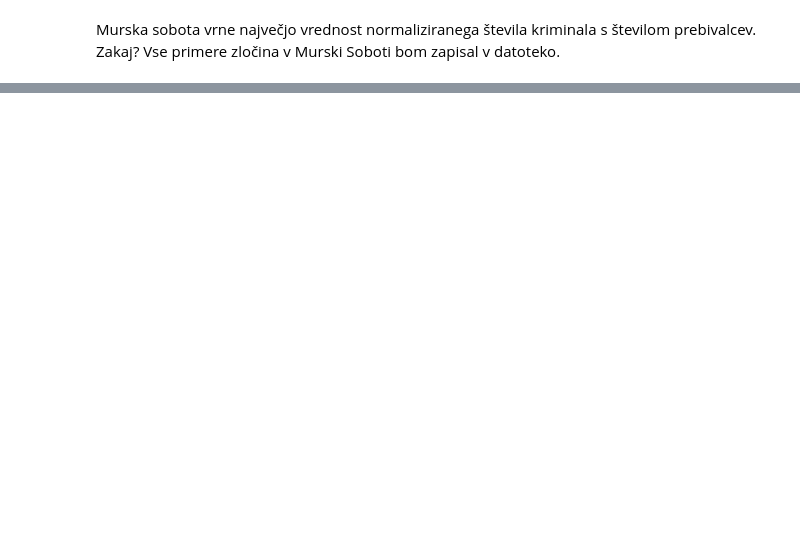
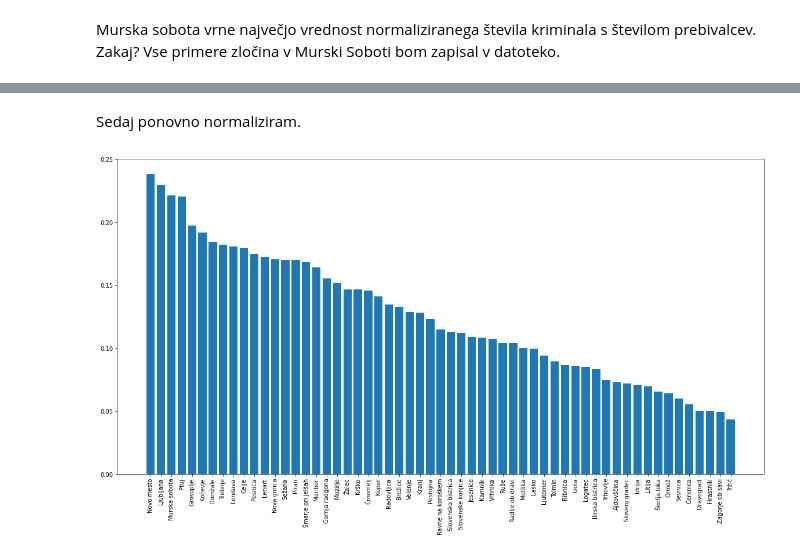
Before and after one commit to zrezke/PR21mlfjis, a Jupyter notebook: data_processing/ml_varnost_posameznih_obcin.ipynb, the cells around one changed output, grey strips where cells are left out. Saved outputs shown, nothing was run; the diff lists cells and outputs as text; code cells hidden in the pictures; blank space fills up the shorter version.

```diff
--- a/data_processing/ml_varnost_posameznih_obcin.ipynb
+++ b/data_processing/ml_varnost_posameznih_obcin.ipynb
@@ -164,0 +238,19 @@ with open('../data/kd18192021_gornja_ragdona.csv', 'w', encoding="utf-8") as csv
+# %% [markdown]
+Sedaj ponovno normaliziram.
+# %%
+# normalized data of crimes per city by population of city
+crime_per_city_norm0_noKDelavcev = np.array([tuple([cityId, float(dict_cityId_crimeCount_noKDelavcev[cityId]) / float(dict_cityId_popCount[cityId])]) for cityId in dict_id_city.keys()])
+
+cityId, x_axis = zip(*crime_per_city_norm0_noKDelavcev)
+
+x_axis_argsort = np.argsort(x_axis)[::-1]
+x_axis = np.array(x_axis)
+y_axis = np.array([str.capitalize(dict_id_city[id]) for id in cityId])
+
+
+plt.figure(figsize=(20, 10))
+plt.xticks(rotation=90)
+plt.bar(y_axis[x_axis_argsort], x_axis[x_axis_argsort])
+plt.show()
+# %% [output]
+[figure, added]
```
Also changed, not shown: parts of 10 cells of this notebook, 2 other files.
